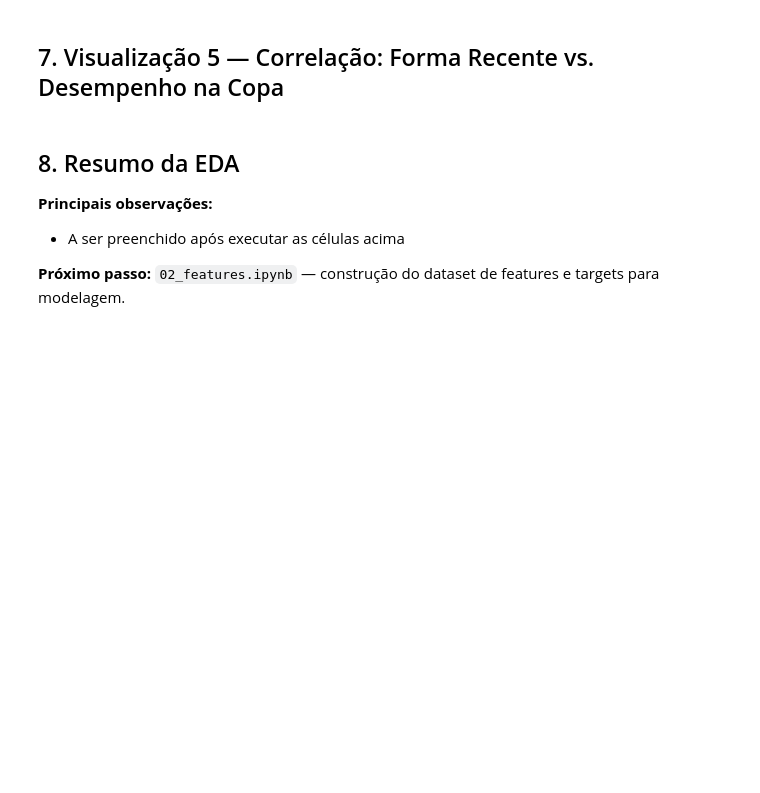
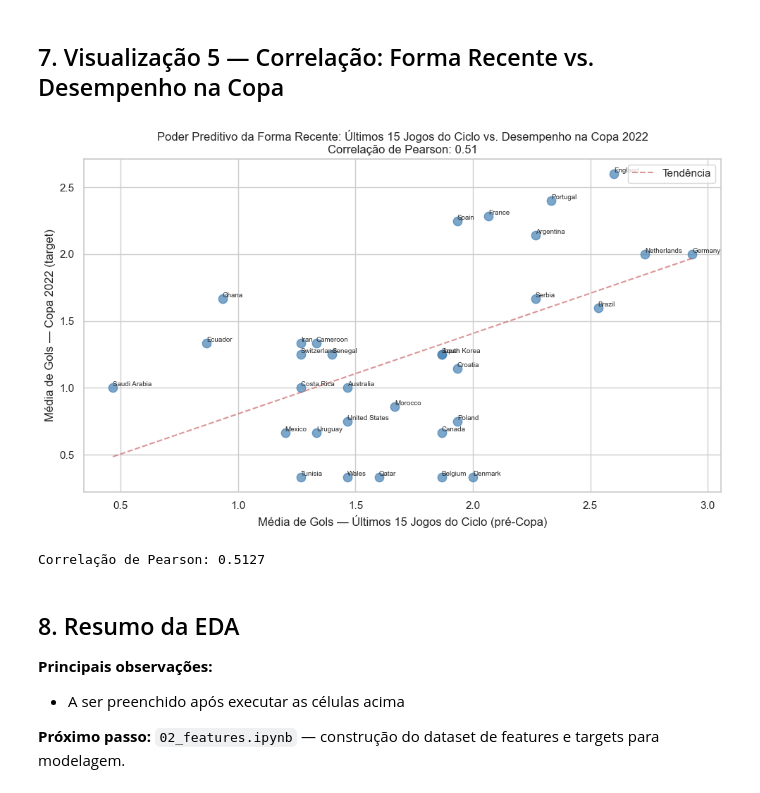
Before and after one commit to JoaoGabrielDS/ml-worldcup-goals-prediction, a Jupyter notebook: notebooks/01_eda.ipynb, the cells around one changed output. Cells and saved outputs as stored; diff of their text form; code cells hidden in the pictures; blank space fills up the shorter version.

```diff
--- a/notebooks/01_eda.ipynb
+++ b/notebooks/01_eda.ipynb
@@ -164,36 +235,39 @@ for selecao in selecoes_2022:
             gols_copa.append(row['away_score'])
 
     if len(gols_ciclo) > 0 and len(gols_copa) > 0:
         resultados.append({
             'selecao': selecao,
             'media_ult15': np.mean(gols_ciclo),
             'media_copa': np.mean(gols_copa)
         })
 
 df_corr = pd.DataFrame(resultados)
 
 plt.figure(figsize=(10, 6))
 plt.scatter(df_corr['media_ult15'], df_corr['media_copa'], color='steelblue', alpha=0.7, s=80)
 for _, row in df_corr.iterrows():
     plt.annotate(row['selecao'], (row['media_ult15'], row['media_copa']),
                  fontsize=7, ha='left', va='bottom')
 
 # Linha de tendência
 z = np.polyfit(df_corr['media_ult15'], df_corr['media_copa'], 1)
 p = np.poly1d(z)
 x_line = np.linspace(df_corr['media_ult15'].min(), df_corr['media_ult15'].max(), 100)
 plt.plot(x_line, p(x_line), 'r--', alpha=0.6, label='Tendência')
 
 corr = df_corr['media_ult15'].corr(df_corr['media_copa'])
-plt.title(f'Forma Recente (últ. 15 jogos) vs. Média de Gols na Copa 2022\nCorrelação: {corr:.2f}')
-plt.xlabel('Média de Gols — Últimos 15 Jogos do Ciclo')
-plt.ylabel('Média de Gols — Copa 2022')
+plt.title(f'Poder Preditivo da Forma Recente: Últimos 15 Jogos do Ciclo vs. Desempenho na Copa 2022\nCorrelação de Pearson: {corr:.2f}')
+plt.xlabel('Média de Gols — Últimos 15 Jogos do Ciclo (pré-Copa)')
+plt.ylabel('Média de Gols — Copa 2022 (target)')
 plt.legend()
 plt.tight_layout()
 plt.savefig('../article/figures/viz5_correlacao_forma_copa.png', dpi=150, bbox_inches='tight')
 plt.show()
 
 print(f'Correlação de Pearson: {corr:.4f}')
+# %% [output]
+[figure, added]
+Correlação de Pearson: 0.5127
 # %% [markdown]
 ## 8. Resumo da EDA
 
```
Also changed, not shown: parts of 8 cells of this notebook, 6 other files.
